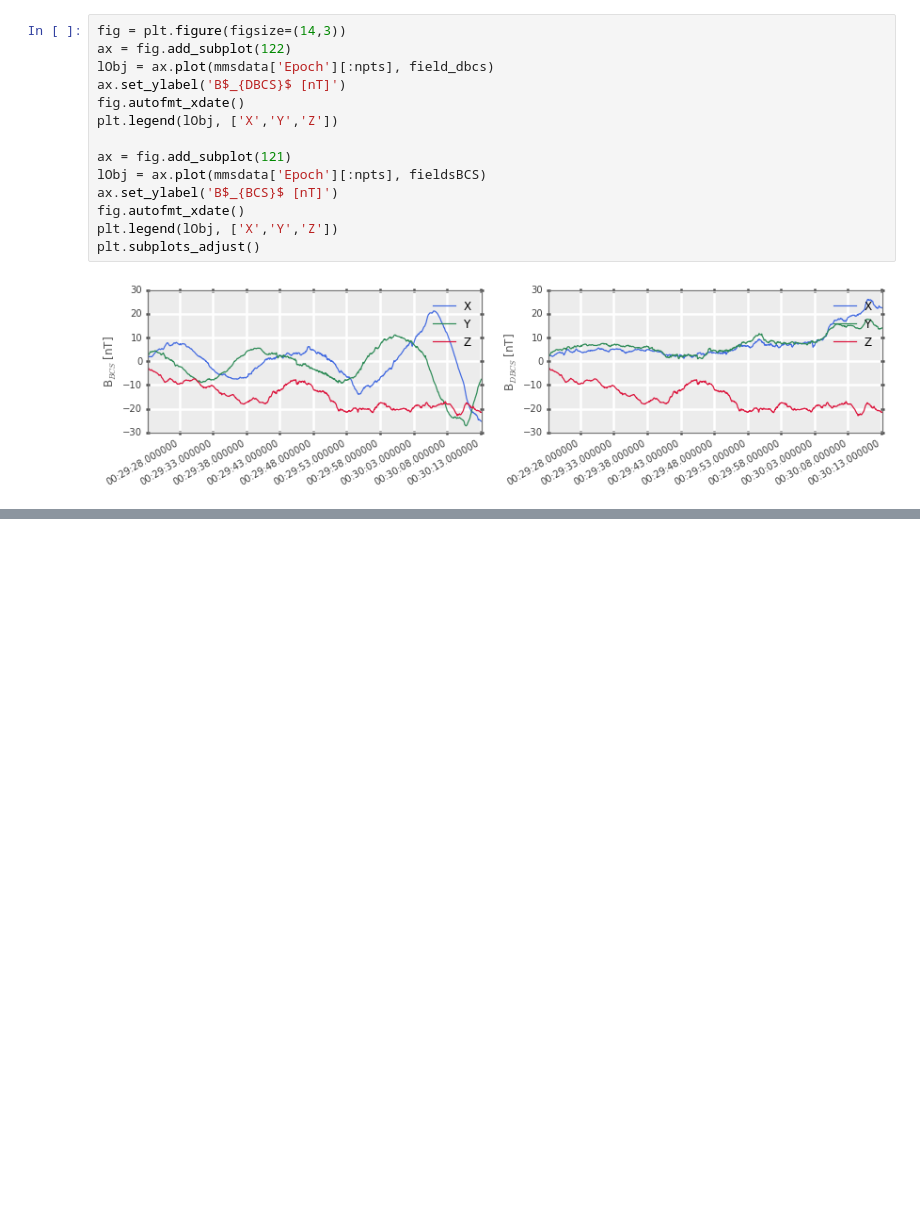
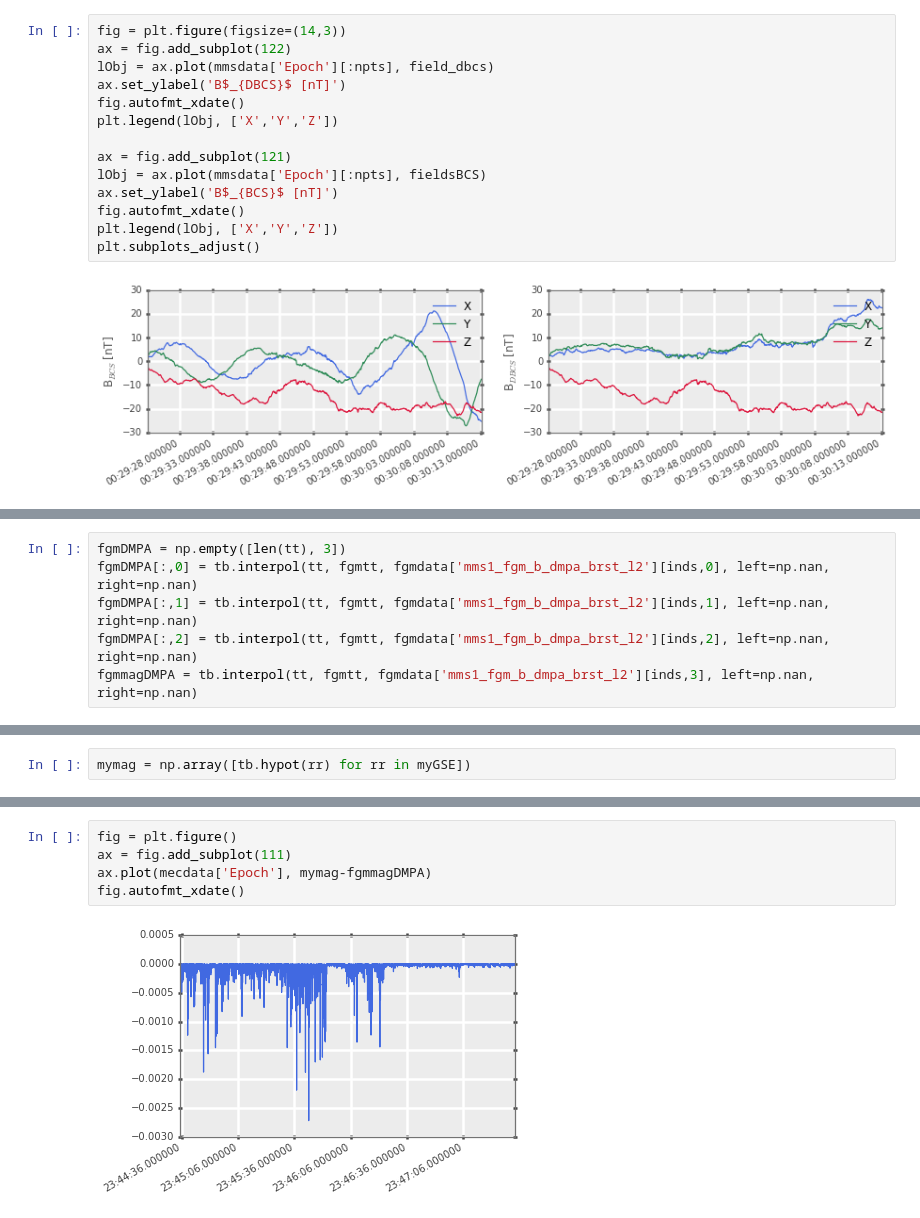
Before and after one commit to drsteve/Notebooks, a Jupyter notebook: MEC_Ephemeris_Intro.ipynb, the cells around one changed output, grey strips where cells are left out. Cells and saved outputs as stored; diff of their text form; blank space fills up the shorter version.

```diff
--- a/MEC_Ephemeris_Intro.ipynb
+++ b/MEC_Ephemeris_Intro.ipynb
@@ -256,0 +311,6 @@ plt.subplots_adjust()
+# %%
+fgmDMPA = np.empty([len(tt), 3])
+fgmDMPA[:,0] = tb.interpol(tt, fgmtt, fgmdata['mms1_fgm_b_dmpa_brst_l2'][inds,0], left=np.nan, right=np.nan)
+fgmDMPA[:,1] = tb.interpol(tt, fgmtt, fgmdata['mms1_fgm_b_dmpa_brst_l2'][inds,1], left=np.nan, right=np.nan)
+fgmDMPA[:,2] = tb.interpol(tt, fgmtt, fgmdata['mms1_fgm_b_dmpa_brst_l2'][inds,2], left=np.nan, right=np.nan)
+fgmmagDMPA = tb.interpol(tt, fgmtt, fgmdata['mms1_fgm_b_dmpa_brst_l2'][inds,3], left=np.nan, right=np.nan)
@@ -256,0 +335,2 @@ plt.subplots_adjust()
+# %%
+mymag = np.array([tb.hypot(rr) for rr in myGSE])
@@ -256,0 +357,7 @@ plt.subplots_adjust()
+# %%
+fig = plt.figure()
+ax = fig.add_subplot(111)
+ax.plot(mecdata['Epoch'], mymag-fgmmagDMPA)
+fig.autofmt_xdate()
+# %% [output]
+[figure, added]
```
Also changed, not shown: parts of 12 cells of this notebook.
